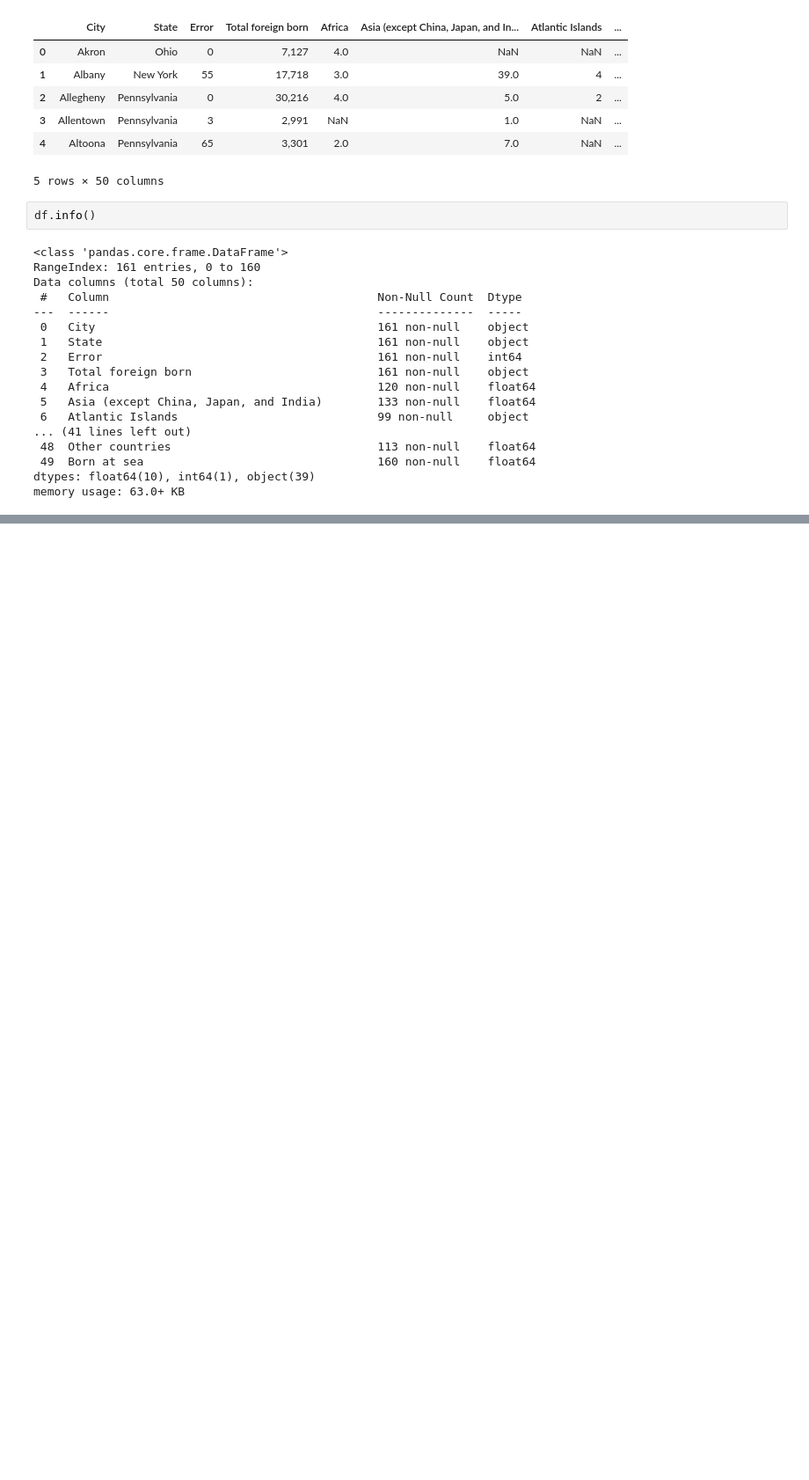
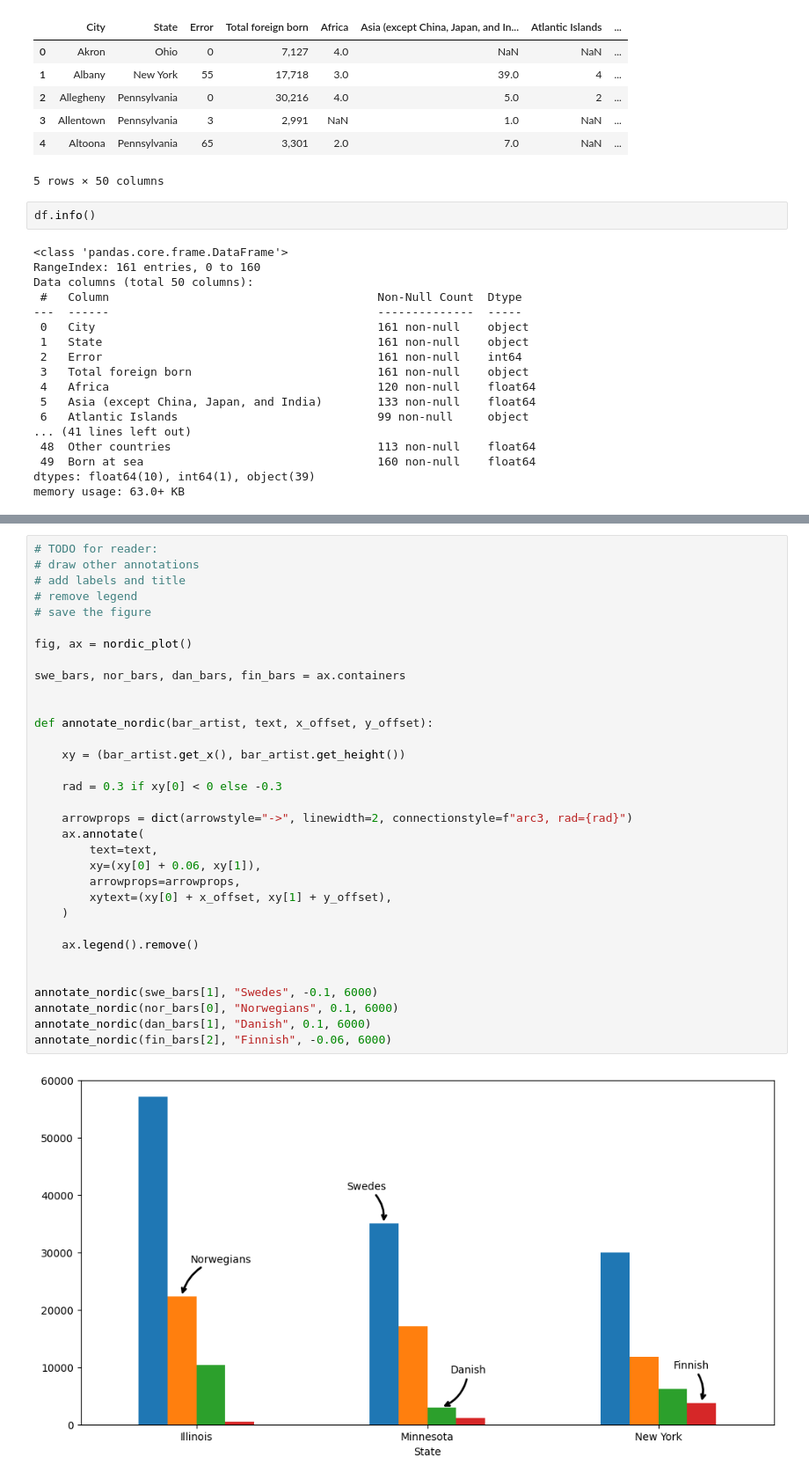
Before and after one commit to 0marsm0/datavisualisation-Alisher-Yuldashev-DE24, a Jupyter notebook: code_alongs/03_matplotlib_annotations/matplotlib_annotations.ipynb, the cells around one changed output, grey strips where cells are left out. Shown at 88% size. Cells and saved outputs as stored; diff of their text form; blank space fills up the shorter version.

```diff
--- a/code_alongs/03_matplotlib_annotations/matplotlib_annotations.ipynb
+++ b/code_alongs/03_matplotlib_annotations/matplotlib_annotations.ipynb
@@ -37,0 +173,35 @@ memory usage: 63.0+ KB
+# %%
+# TODO for reader:
+# draw other annotations
+# add labels and title
+# remove legend
+# save the figure
+
+fig, ax = nordic_plot()
+
+swe_bars, nor_bars, dan_bars, fin_bars = ax.containers
+
+
+def annotate_nordic(bar_artist, text, x_offset, y_offset):
+
+    xy = (bar_artist.get_x(), bar_artist.get_height())
+
+    rad = 0.3 if xy[0] < 0 else -0.3
+
+    arrowprops = dict(arrowstyle="->", linewidth=2, connectionstyle=f"arc3, rad={rad}")
+    ax.annotate(
+        text=text,
+        xy=(xy[0] + 0.06, xy[1]),
+        arrowprops=arrowprops,
+        xytext=(xy[0] + x_offset, xy[1] + y_offset),
+    )
+
+    ax.legend().remove()
+
+
+annotate_nordic(swe_bars[1], "Swedes", -0.1, 6000)
+annotate_nordic(nor_bars[0], "Norwegians", 0.1, 6000)
+annotate_nordic(dan_bars[1], "Danish", 0.1, 6000)
+annotate_nordic(fin_bars[2], "Finnish", -0.06, 6000)
+# %% [output]
+[figure, added]
```
Also changed, not shown: parts of 11 cells of this notebook.
